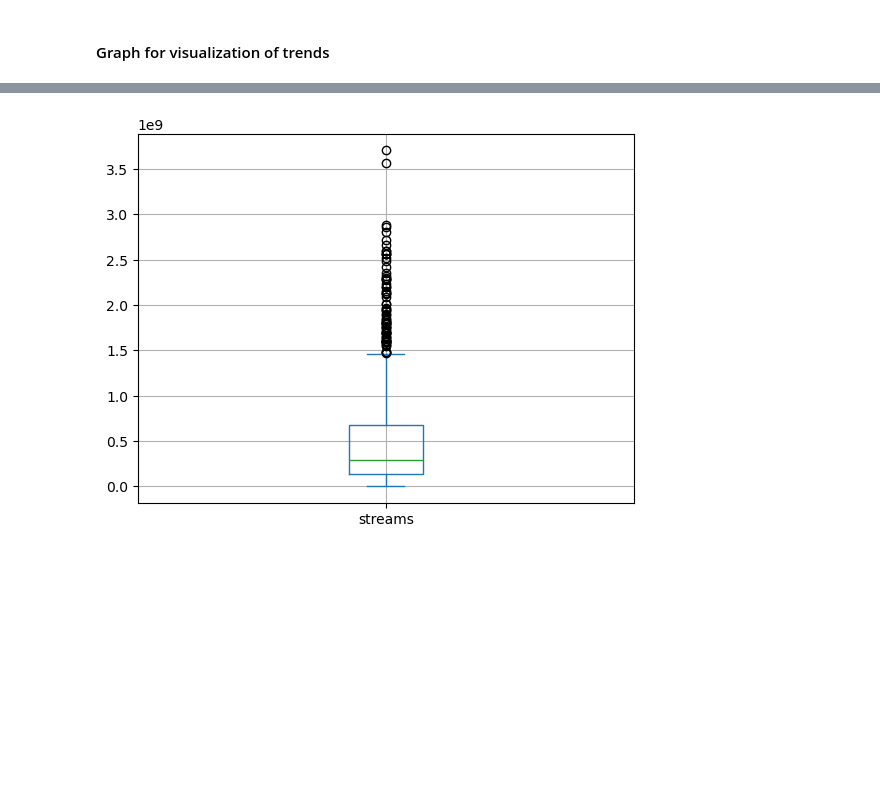
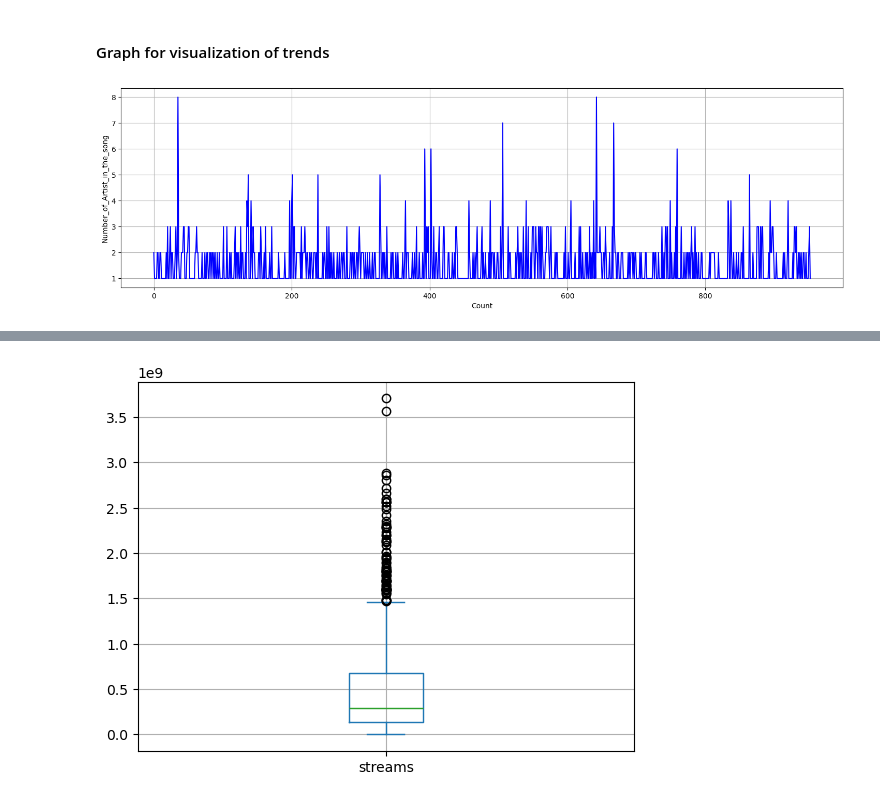
Before and after one commit to MychoTormes/Incentives, a Jupyter notebook: Exploratory Data Analysis.ipynb, the cells around one changed output, grey strips where cells are left out. Cells and saved outputs as stored; diff of their text form; code cells hidden in the pictures; blank space fills up the shorter version.

```diff
--- a/Exploratory Data Analysis.ipynb
+++ b/Exploratory Data Analysis.ipynb
@@ -134,3 +172,12 @@ plt.show()
 [figure]
 # %% [markdown]
 #### Graph for visualization of trends
+# %%
+plt.figure(figsize=(18,5))
+s['artist_count'].plot(kind='line', color='blue', legend=False)
+plt.xlabel('Count')
+plt.ylabel('Number_of_Artist_in_the_song')
+plt.grid()
+plt.show()
+# %% [output]
+[figure, added]
```
Also changed, not shown: parts of 9 cells of this notebook, 1 other file.
